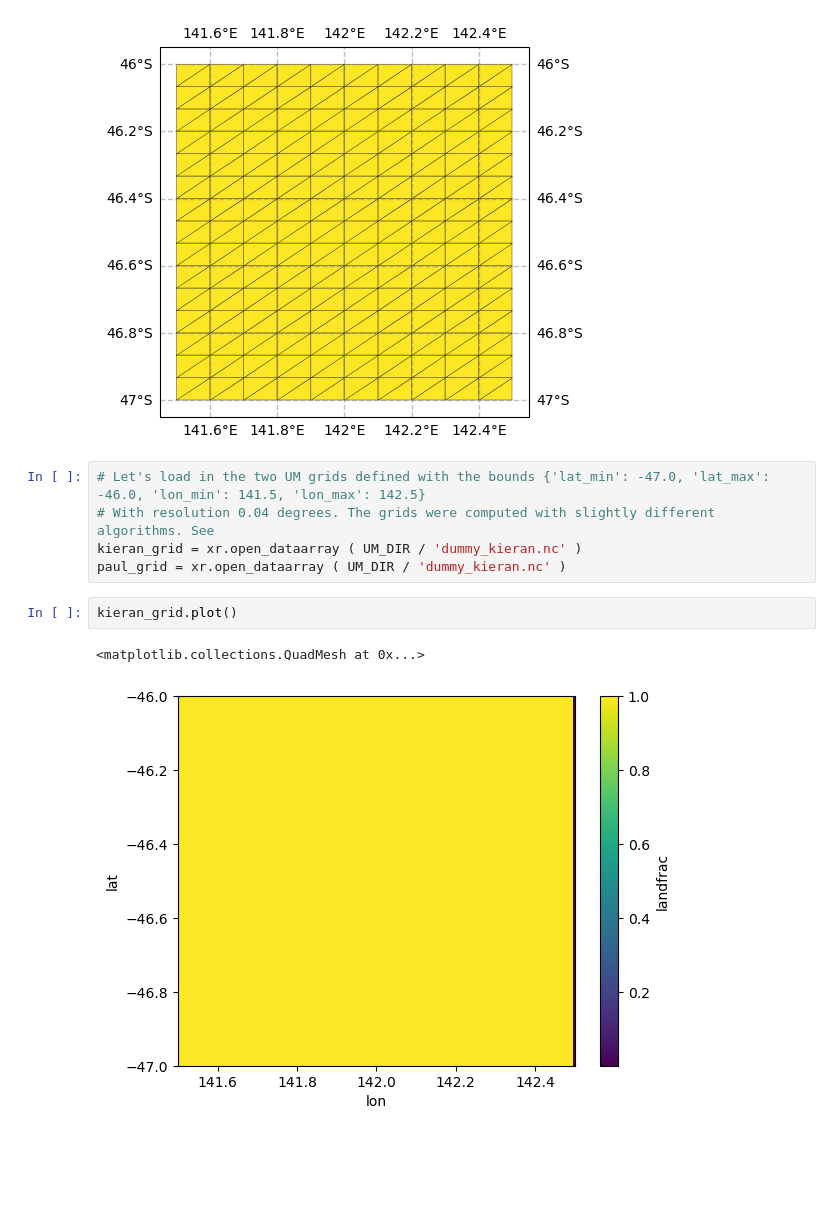
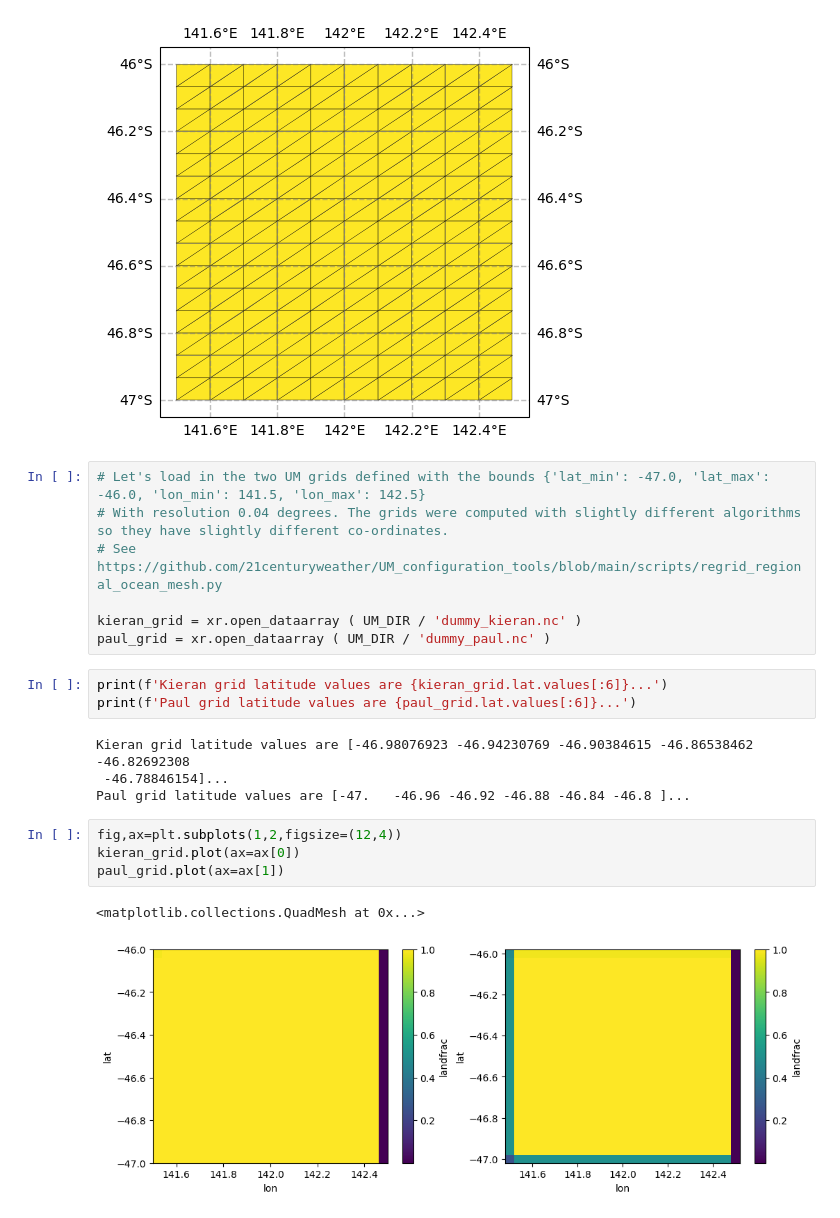
Before and after one commit to 21centuryweather/UM_configuration_tools, a Jupyter notebook: notebooks/Plot_UM_MOM6_meshes.ipynb, the cells around one changed output. Drawn from its saved outputs; the diff is of its cells as text; blank space fills up the shorter version.

Commit message:
UPDATES : Now computing and plotting the correct grids

```diff
--- a/notebooks/Plot_UM_MOM6_meshes.ipynb
+++ b/notebooks/Plot_UM_MOM6_meshes.ipynb
@@ -102,11 +92,22 @@ gl.ylocator = mticker.FixedLocator(np.arange(-47,-45.8,0.2))    # e.g., every 15
 [figure]
 # %%
 # Let's load in the two UM grids defined with the bounds {'lat_min': -47.0, 'lat_max': -46.0, 'lon_min': 141.5, 'lon_max': 142.5}
-# With resolution 0.04 degrees. The grids were computed with slightly different algorithms. See
+# With resolution 0.04 degrees. The grids were computed with slightly different algorithms so they have slightly different co-ordinates.
+# See https://github.com/21centuryweather/UM_configuration_tools/blob/main/scripts/regrid_regional_ocean_mesh.py
+
 kieran_grid = xr.open_dataarray ( UM_DIR / 'dummy_kieran.nc' )
-paul_grid = xr.open_dataarray ( UM_DIR / 'dummy_kieran.nc' )
+paul_grid = xr.open_dataarray ( UM_DIR / 'dummy_paul.nc' )
+# %%
+print(f'Kieran grid latitude values are {kieran_grid.lat.values[:6]}...')
+print(f'Paul grid latitude values are {paul_grid.lat.values[:6]}...')
+# %% [output]
+Kieran grid latitude values are [-46.98076923 -46.94230769 -46.90384615 -46.86538462 -46.82692308
+ -46.78846154]...
+Paul grid latitude values are [-47.   -46.96 -46.92 -46.88 -46.84 -46.8 ]...
 # %%
-kieran_grid.plot()
+fig,ax=plt.subplots(1,2,figsize=(12,4))
+kieran_grid.plot(ax=ax[0])
+paul_grid.plot(ax=ax[1])
 # %% [output]
 <matplotlib.collections.QuadMesh at 0x...>
-[figure, old version]
+[figure, new version]
```
Also changed, not shown: parts of 4 cells of this notebook, 1 other file.
